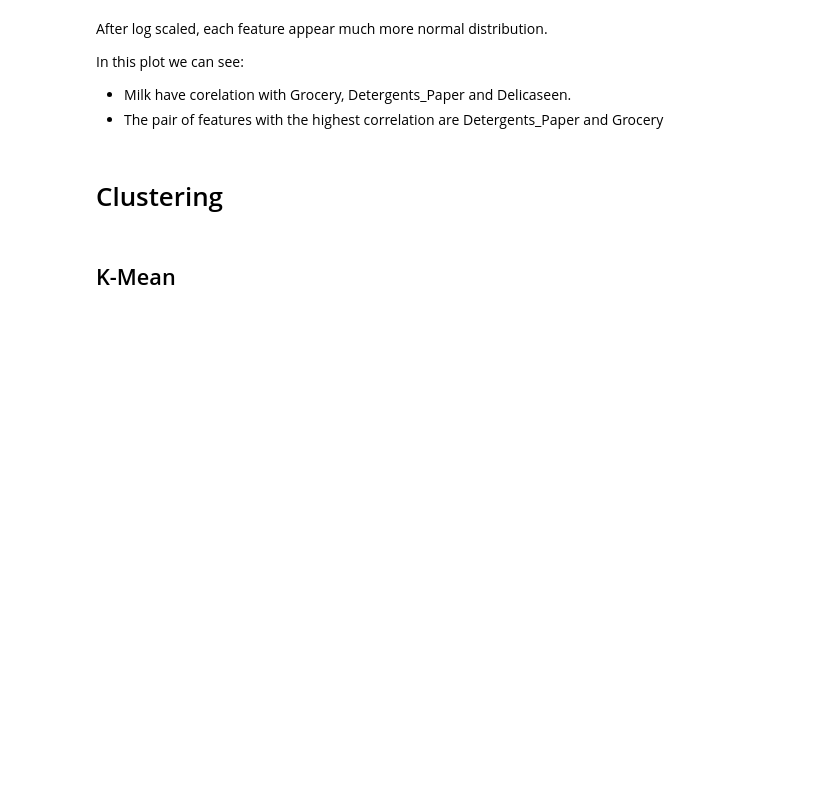
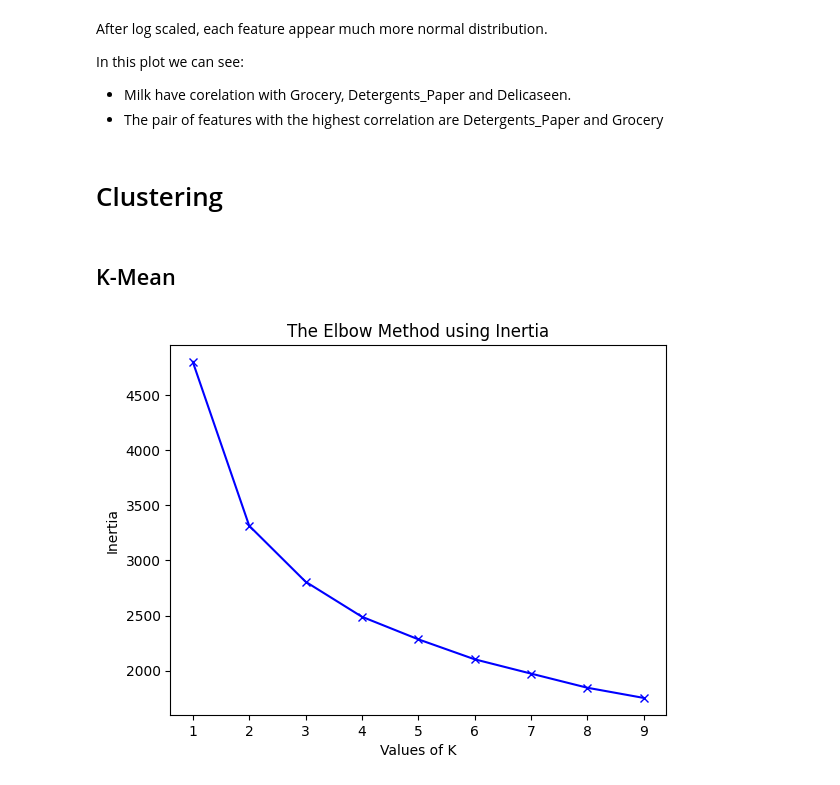
Before and after one commit to lehieulol/AS, a Jupyter notebook: main.ipynb, the cells around one changed output. Saved outputs shown, nothing was run; the diff lists cells and outputs as text; code cells hidden in the pictures; blank space fills up the shorter version.

```diff
--- a/main.ipynb
+++ b/main.ipynb
@@ -34,6 +37,9 @@ pd.plotting.scatter_matrix(log_data, alpha=0.5, figsize=(14,8),diagonal='kde')
 plt.tight_layout()
 # %% [output]
 [figure]
+# %%
+#change panda dataframe to array
+log_data = log_data.iloc[np.arange(440)].values
 # %% [markdown]
 After log scaled, each feature appear much more normal distribution.
 
@@ -48,0 +58,13 @@ from models.kMeans import kMeans
+# %%
+K = range(1, 10)
+inertias = []
+for k in K:
+    km = KMeans(n_clusters=k).fit(log_data)
+    inertias.append(km.inertia_)
+plt.plot(K, inertias, 'bx-')
+plt.xlabel('Values of K')
+plt.ylabel('Inertia')
+plt.title('The Elbow Method using Inertia')
+plt.show()
+# %% [output]
+[figure, added]
```
Also changed, not shown: parts of 18 cells of this notebook.
